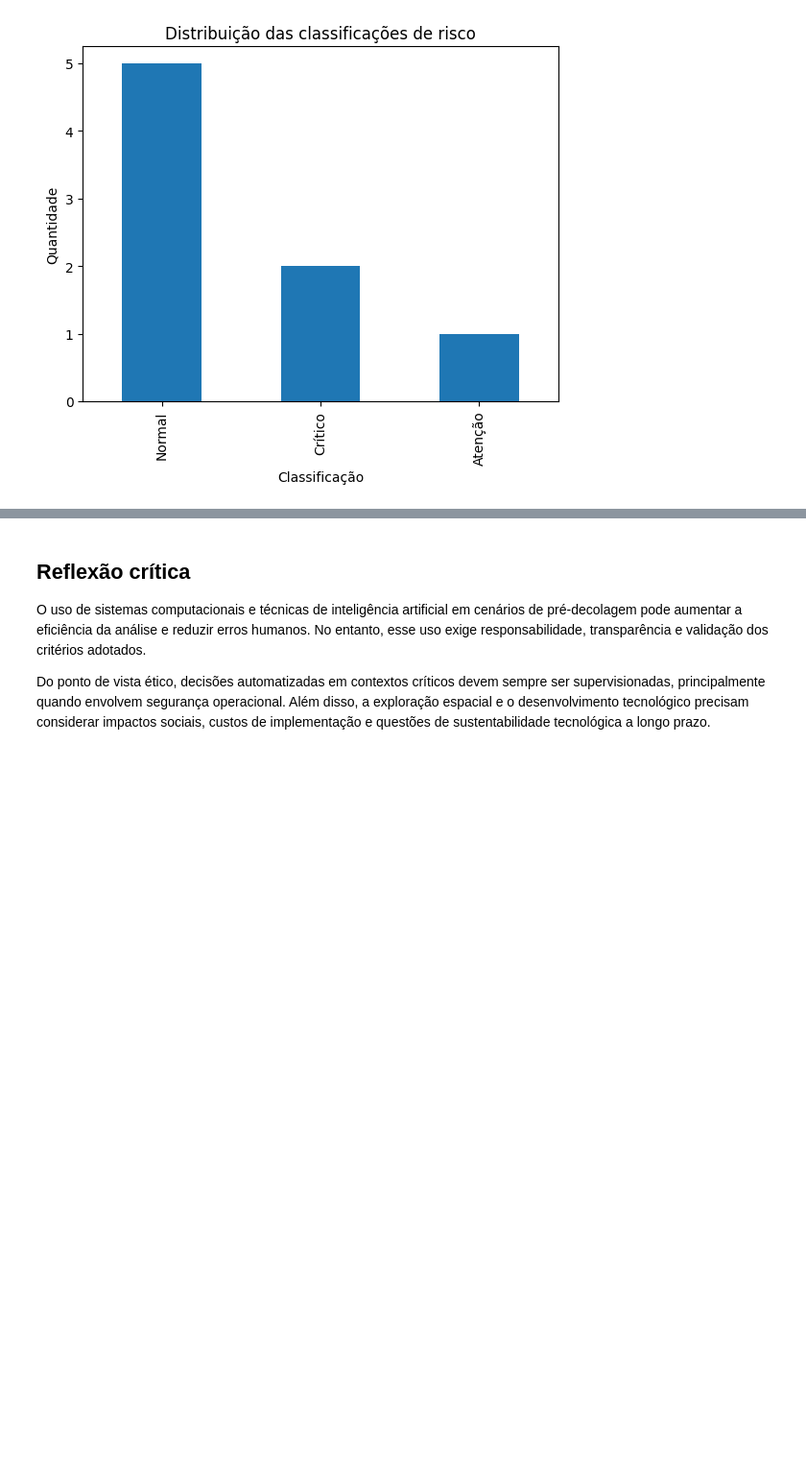
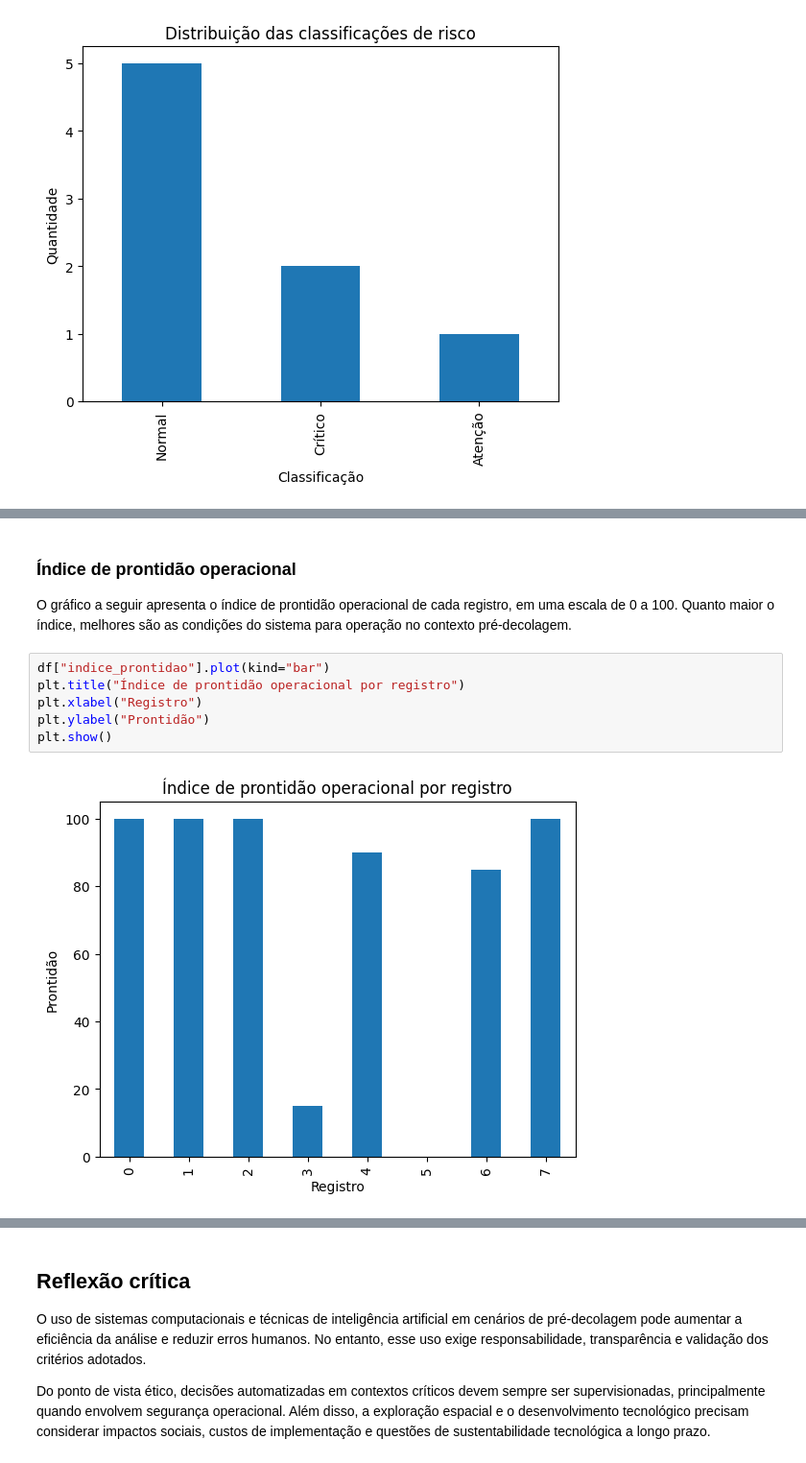
Before and after one commit to QTAlox/RELATORIO-OPERACIONAL-DE-PRE-DECOLAGEM, a Jupyter notebook: notebook/analise_telemetria.ipynb, the cells around one changed output, grey strips where cells are left out. Shown at 96% size. Drawn from its saved outputs; the diff is of its cells as text; blank space fills up the shorter version.

```diff
--- a/notebook/analise_telemetria.ipynb
+++ b/notebook/analise_telemetria.ipynb
@@ -142 +210,12 @@ plt.show()
+# %% [markdown]
+### Índice de prontidão operacional
+O gráfico a seguir apresenta o índice de prontidão operacional de cada registro, em uma escala de 0 a 100. Quanto maior o índice, melhores são as condições do sistema para operação no contexto pré-decolagem.
+# %%
+df["indice_prontidao"].plot(kind="bar")
+plt.title("Índice de prontidão operacional por registro")
+plt.xlabel("Registro")
+plt.ylabel("Prontidão")
+plt.show()
+# %% [output]
+[figure, added]
 # %% [markdown]
```
Also changed, not shown: parts of 22 cells of this notebook, 1 other file.
